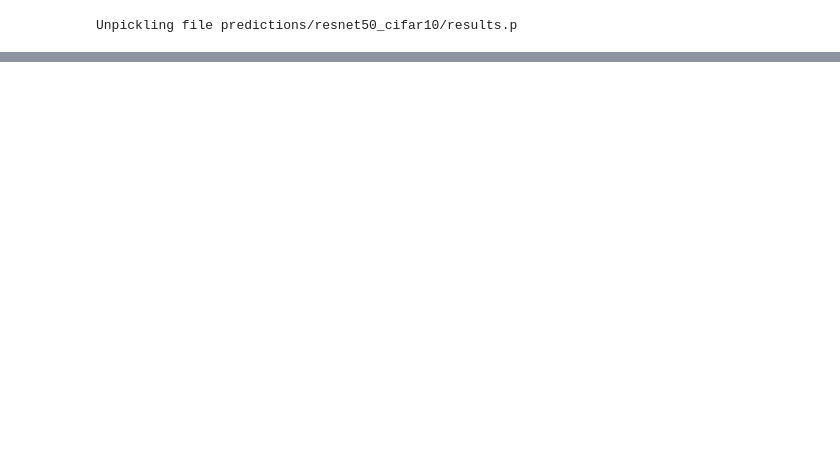
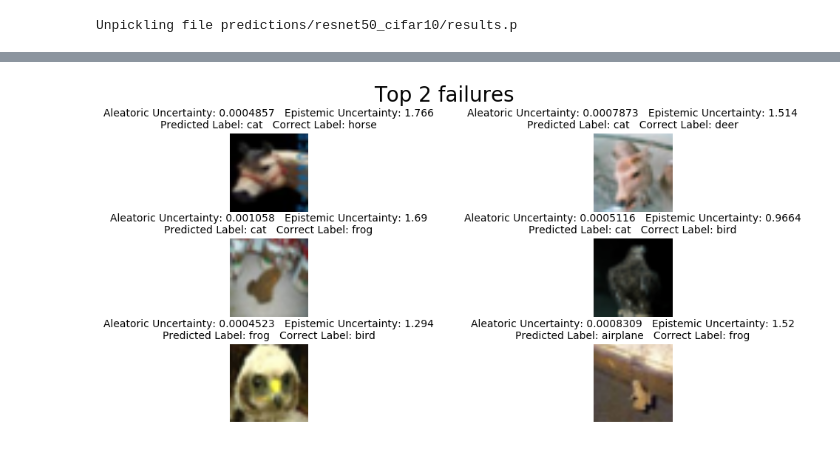
Before and after one commit to kyle-dorman/bayesian-neural-network-blogpost, a Jupyter notebook: scratchwork.ipynb, the cells around one changed output, grey strips where cells are left out. Saved outputs shown, nothing was run; the diff lists cells and outputs as text; code cells hidden in the pictures; blank space fills up the shorter version.

```diff
--- a/scratchwork.ipynb
+++ b/scratchwork.ipynb
@@ -51,14 +71,14 @@ def in_top(prediction, label):
 
 def in_top_k(results, top_count):
   top_idx = top_k_idx([x['softmax_raw'] for x in results], top_count)
-  labels = np.argmax([x['label'] for x in results], axis=1)
+  labels = [x['label'] for x in results]
   return np.array([in_top(top_idx[i], labels[i]) for i in range(len(top_idx))])
 
 def failure_idx(metrix_result):
   return np.nonzero(np.abs(metrix_result - 1))[0]
 
 print("top 2 score train:", np.mean(in_top_k(train_results, 2).astype(int)))
-top_2_failures = failure_idx(in_top_k(train_results, 2).astype(int))[0:7]
+top_2_failures = failure_idx(in_top_k(train_results, 2).astype(int))[0:6]
 print("top 2 score test:", np.mean(in_top_k(test_results, 2).astype(int)))
-top_2_failures_test = failure_idx(in_top_k(test_results, 2).astype(int))[0:7]
+top_2_failures_test = failure_idx(in_top_k(test_results, 2).astype(int))[0:6]
 # %% [output]
@@ -140,0 +126,31 @@ array([1000, 1000, 1000, 1000, 1000, 1000, 1000, 1000, 1000, 1000])
+# %%
+def display_k(name, images, results, file_name=None):
+  assert(len(images) == len(results))
+  f, axes = plt.subplots(int(len(images)/2), 2, figsize=(10, 5))
+  f.suptitle(name, fontsize=20)
+  f.tight_layout()
+  axes = np.reshape(axes, -1)
+
+  for i in range(len(axes)):
+    r = results[i]
+    title_unformatted = "Aleatoric Uncertainty: {0:.4g}" \
+    "   Epistemic Uncertainty: {1:.4g}" \
+    "\nPredicted Label: {2:}" \
+    "   Correct Label: {3:}"
+    title = title_unformatted.format(r['aleatoric_uncertainty'],
+                      r['epistemic_uncertainty'],
+                      categories[r['softmax']]['label_name'],
+                      categories[r['label']]['label_name'])
+    axes[i].imshow(images[i])
+    axes[i].set_title(title, fontsize=10)
+    axes[i].axis('off')
+  plt.subplots_adjust(top=0.85)
+  if file_name is not None:
+    plt.savefig(file_name)
+  plt.show()
+# %%
+display_k("Top 2 failures",
+          test_images[top_2_failures_test],
+          [test_results[i] for i in top_2_failures_test])
+# %% [output]
+[figure, added]
```
Also changed, not shown: parts of 46 cells of this notebook, 22 other files.
